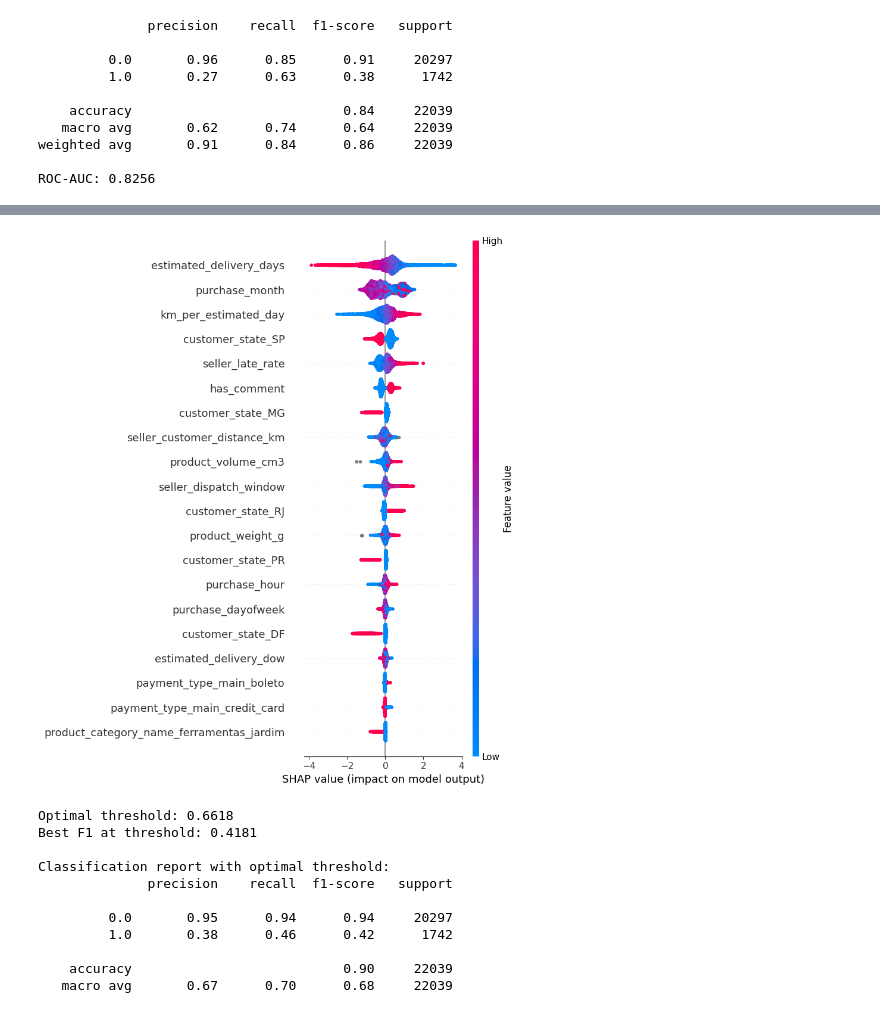
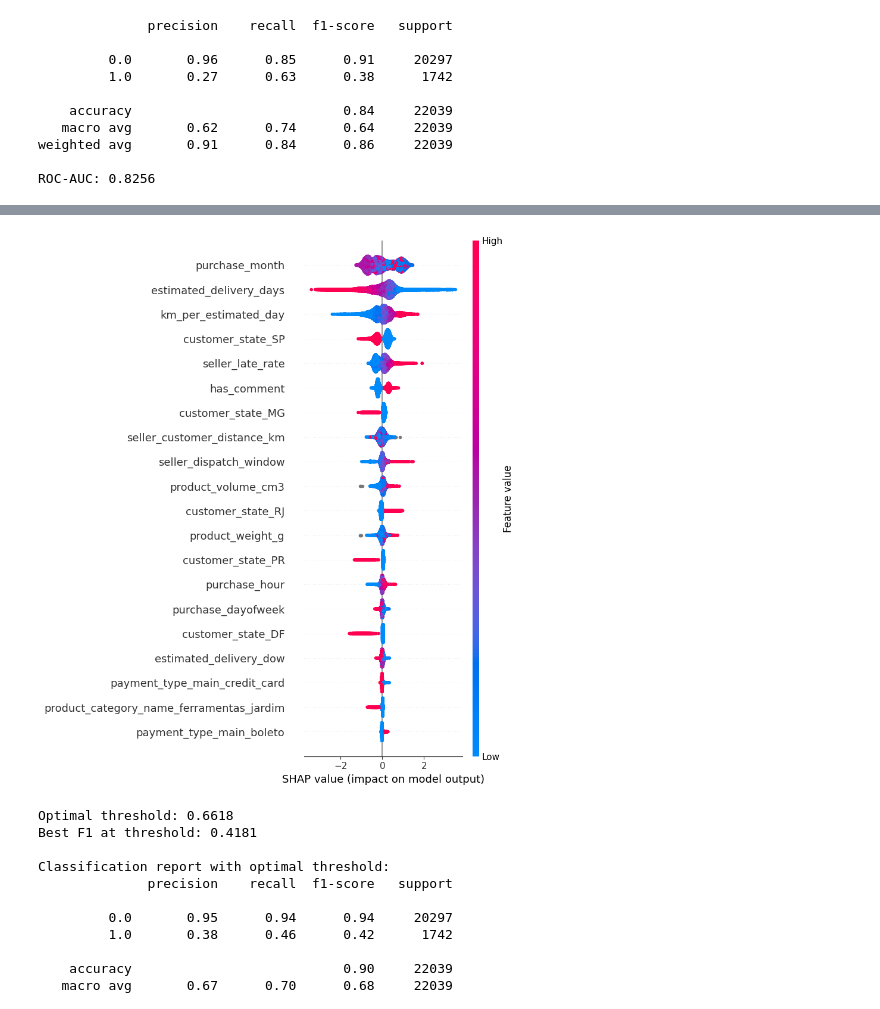
Before and after one commit to Gabverz/Logistics_optimizer, a Jupyter notebook: modeling_logistics.ipynb, the cells around one changed output, grey strips where cells are left out. Cells and saved outputs as stored; diff of their text form; code cells hidden in the pictures.

```diff
--- a/modeling_logistics.ipynb
+++ b/modeling_logistics.ipynb
@@ -896,15 +912,21 @@ ROC-AUC: 0.4957
 # %%
-lr = LogisticRegression(
-    class_weight="balanced",
-    max_iter=1000,
-    random_state=42,
-    n_jobs=-1,
-)
+from sklearn.impute import SimpleImputer
+from sklearn.pipeline import Pipeline as SKPipeline
 
-lr.fit(X_train_final, y_train)
+lr_pipeline = SKPipeline([
+    ("imputer", SimpleImputer(strategy="median")),
+    ("classifier", LogisticRegression(
+        class_weight="balanced",
+        max_iter=1000,
+        random_state=42,
+        n_jobs=-1,
+    ))
+])
 
-y_pred_lr       = lr.predict(X_test_final)
-y_pred_proba_lr = lr.predict_proba(X_test_final)[:, 1]
+lr_pipeline.fit(X_train_final, y_train)
+
+y_pred_lr       = lr_pipeline.predict(X_test_final)
+y_pred_proba_lr = lr_pipeline.predict_proba(X_test_final)[:, 1]
 
 print(classification_report(y_test, y_pred_lr))
 print(f"ROC-AUC: {roc_auc_score(y_test, y_pred_proba_lr):.4f}")
@@ -1168,17 +1198,17 @@ product_category_name_cama_mesa_banho         501
 # %%
 # ── SHAP explainer ─────────────────────────────────────────────────────────────
-explainer   = shap.TreeExplainer(lgbm_tuned)
+explainer   = shap.TreeExplainer(lgbm_final)
 shap_values = explainer.shap_values(X_test_final)
 
 # ── Summary plot (beeswarm) ────────────────────────────────────────────────────
 shap.summary_plot(
     shap_values,
     X_test_final,
     feature_names=feature_names,
     max_display=20,
 )
 # %% [output]
-[figure, old version]
+[figure, new version]
 # %%
 # ── Find optimal threshold via F1 ─────────────────────────────────────────────
 fpr, tpr, thresholds = roc_curve(y_test, y_pred_proba_final)
```
Also changed, not shown: parts of 18 cells of this notebook, 1 other file.
